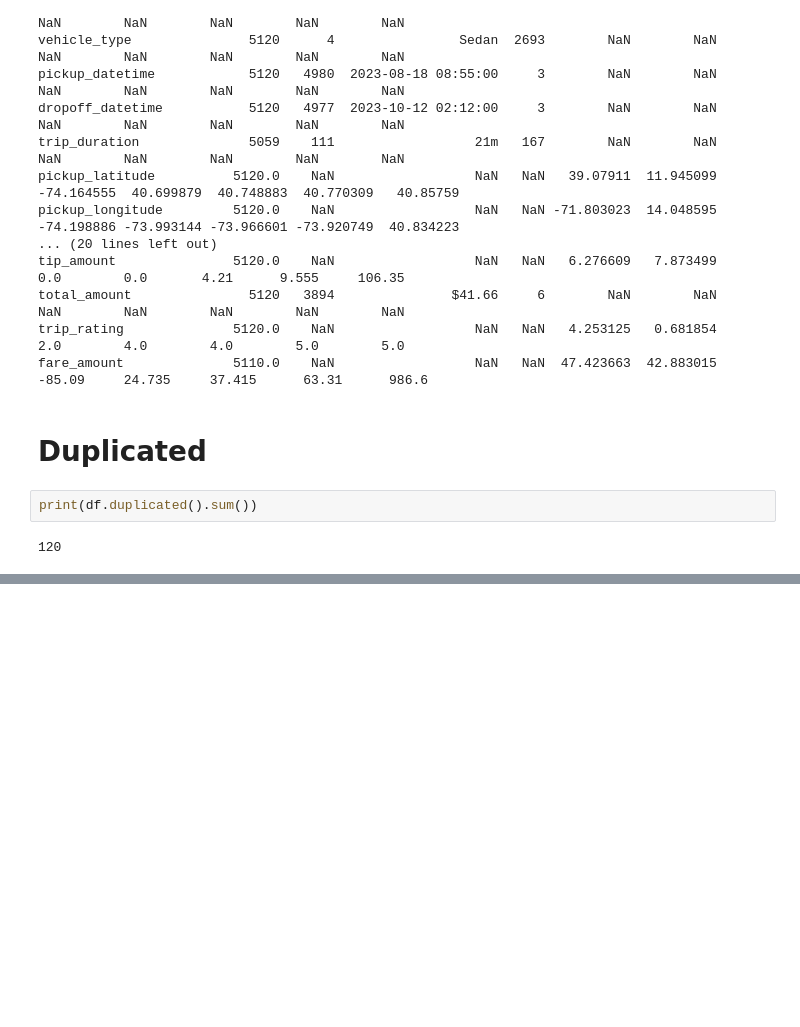
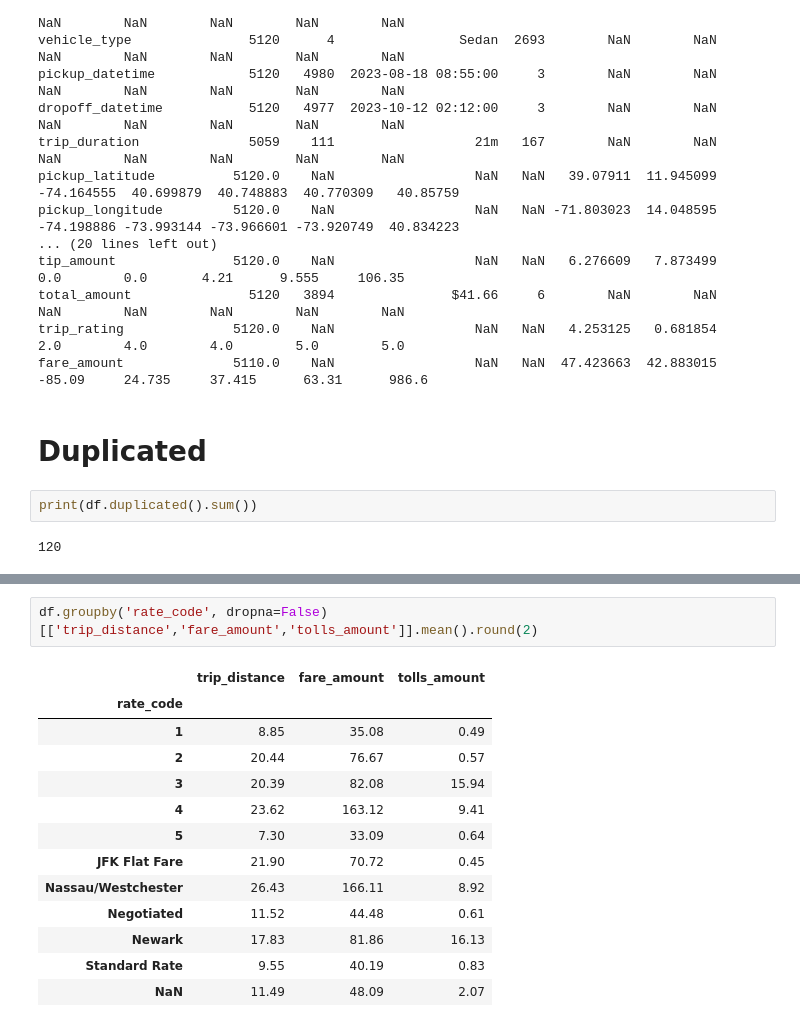
Before and after one commit to Thilan-X-Coder/AI-Churn-Prediction, a Jupyter notebook: NoobDev_L2_Milestone_Thilan_Bopitiya.ipynb, the cells around one changed output, grey strips where cells are left out. Cells and saved outputs as stored; diff of their text form; blank space fills up the shorter version.

```diff
--- a/NoobDev_L2_Milestone_Thilan_Bopitiya.ipynb
+++ b/NoobDev_L2_Milestone_Thilan_Bopitiya.ipynb
@@ -129,0 +187,16 @@ Duplicated trip_id count: 120
+# %%
+df.groupby('rate_code', dropna=False)[['trip_distance','fare_amount','tolls_amount']].mean().round(2)
+# %% [output]
+|  | trip_distance | fare_amount | tolls_amount |
+| rate_code |  |  |  |
+| 1 | 8.85 | 35.08 | 0.49 |
+| 2 | 20.44 | 76.67 | 0.57 |
+| 3 | 20.39 | 82.08 | 15.94 |
+| 4 | 23.62 | 163.12 | 9.41 |
+| 5 | 7.30 | 33.09 | 0.64 |
+| JFK Flat Fare | 21.90 | 70.72 | 0.45 |
+| Nassau/Westchester | 26.43 | 166.11 | 8.92 |
+| Negotiated | 11.52 | 44.48 | 0.61 |
+| Newark | 17.83 | 81.86 | 16.13 |
+| Standard Rate | 9.55 | 40.19 | 0.83 |
+| NaN | 11.49 | 48.09 | 2.07 |
```
Also changed, not shown: parts of 4 cells of this notebook.
